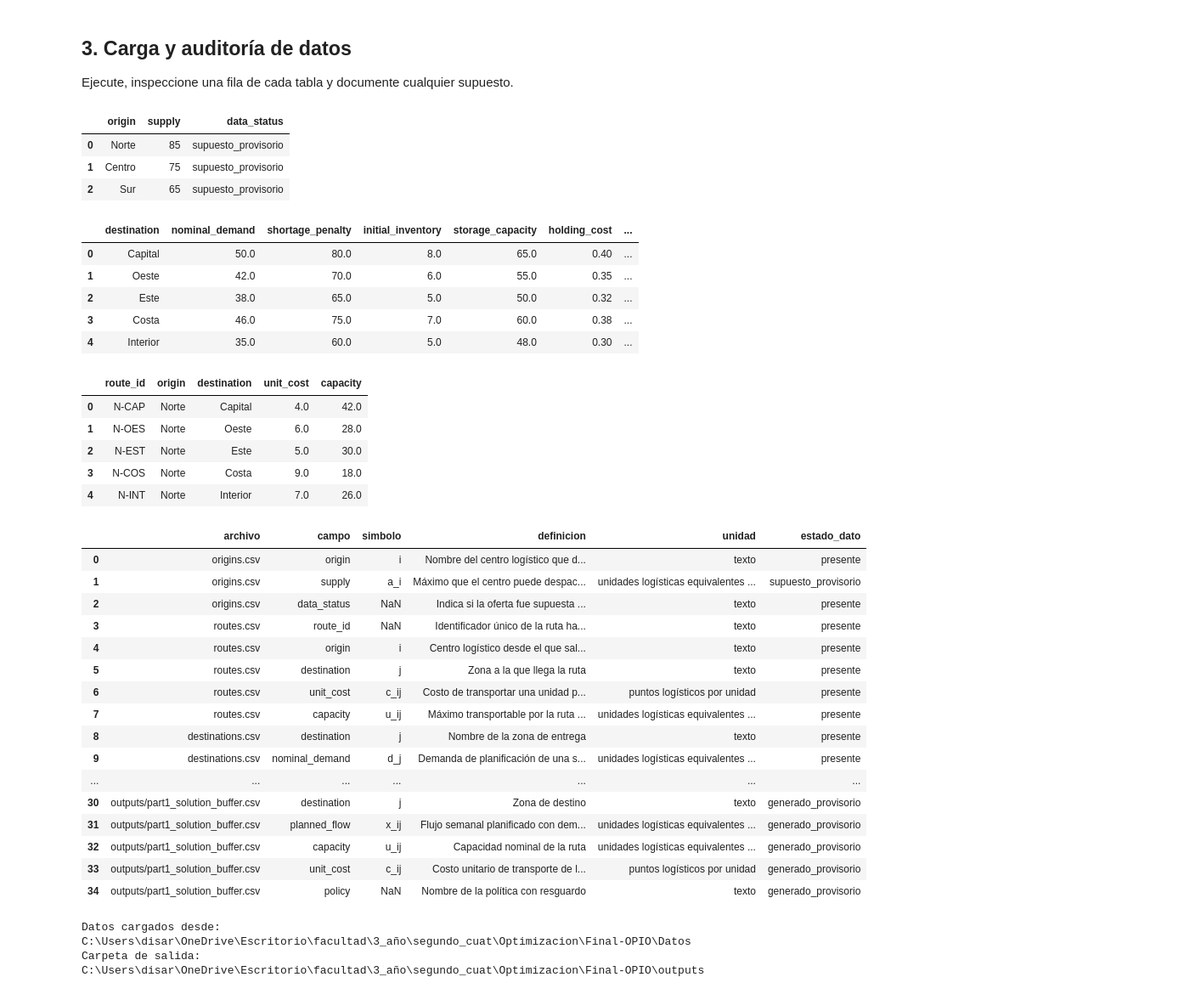
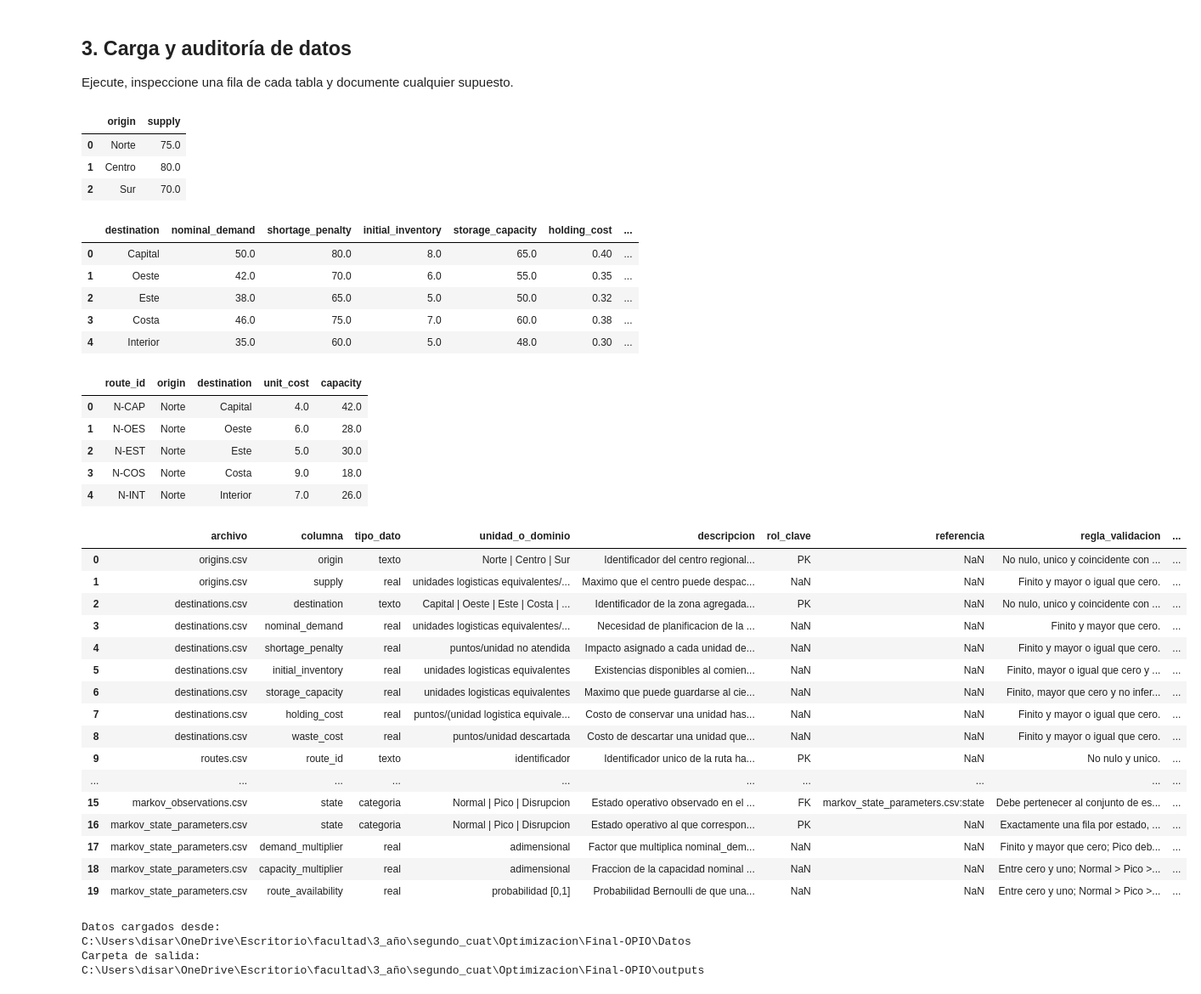
Before and after one commit to Marcodisario/Final-OPIO, a Jupyter notebook: Parte1/part1_primal.ipynb, the cells around one changed output. Shown at 85% size. Saved outputs shown, nothing was run; the diff lists cells and outputs as text; code cells hidden in the pictures.

```diff
--- a/Parte1/part1_primal.ipynb
+++ b/Parte1/part1_primal.ipynb
@@ -110,59 +110,59 @@ OUTPUTS.mkdir(exist_ok=True)
 origins = pd.read_csv(DATA / "origins.csv")
 destinations = pd.read_csv(DATA / "destinations.csv")
 routes = pd.read_csv(DATA / "routes.csv")
-dictionary = pd.read_csv(DATA / "diccionario_datos.csv")
+dictionary = pd.read_csv(DATA / "diccionario_de_datos.csv")
 
 display(origins, destinations, routes.head(), dictionary)
 
 # Identificadores únicos.
 assert origins["origin"].is_unique, "Hay orígenes repetidos."
 assert destinations["destination"].is_unique, "Hay destinos repetidos."
 assert routes["route_id"].is_unique, "Hay route_id repetidos."
 
 # Cada ruta debe referirse a orígenes y destinos existentes.
 assert set(routes["origin"]) <= set(origins["origin"]), (
     "Hay rutas con orígenes que no aparecen en origins.csv."
 )
 assert set(routes["destination"]) <= set(destinations["destination"]), (
     "Hay rutas con destinos que no aparecen en destinations.csv."
 )
 
 print(f"Datos cargados desde: {DATA}")
 print(f"Carpeta de salida: {OUTPUTS}")
 # %% [output]
-|  | origin | supply | data_status |
-| 0 | Norte | 85 | supuesto_provisorio |
-| 1 | Centro | 75 | supuesto_provisorio |
-| 2 | Sur | 65 | supuesto_provisorio |
+|  | origin | supply |
+| 0 | Norte | 75.0 |
+| 1 | Centro | 80.0 |
+| 2 | Sur | 70.0 |
 |  | destination | nominal_demand | shortage_penalty | initial_inventory | storage_capacity | holding_cost | ... |
 | 0 | Capital | 50.0 | 80.0 | 8.0 | 65.0 | 0.40 | ... |
 | 1 | Oeste | 42.0 | 70.0 | 6.0 | 55.0 | 0.35 | ... |
 | 2 | Este | 38.0 | 65.0 | 5.0 | 50.0 | 0.32 | ... |
 | 3 | Costa | 46.0 | 75.0 | 7.0 | 60.0 | 0.38 | ... |
 | 4 | Interior | 35.0 | 60.0 | 5.0 | 48.0 | 0.30 | ... |
 |  | route_id | origin | destination | unit_cost | capacity |
 | 0 | N-CAP | Norte | Capital | 4.0 | 42.0 |
 | 1 | N-OES | Norte | Oeste | 6.0 | 28.0 |
 | 2 | N-EST | Norte | Este | 5.0 | 30.0 |
 | 3 | N-COS | Norte | Costa | 9.0 | 18.0 |
 | 4 | N-INT | Norte | Interior | 7.0 | 26.0 |
-|  | archivo | campo | simbolo | definicion | unidad | estado_dato |
-| 0 | origins.csv | origin | i | Nombre del centro logístico que d... | texto | presente |
-| 1 | origins.csv | supply | a_i | Máximo que el centro puede despac... | unidades logísticas equivalentes ... | supuesto_provisorio |
-| 2 | origins.csv | data_status | NaN | Indica si la oferta fue supuesta ... | texto | presente |
-| 3 | routes.csv | route_id | NaN | Identificador único de la ruta ha... | texto | presente |
-| 4 | routes.csv | origin | i | Centro logístico desde el que sal... | texto | presente |
-| 5 | routes.csv | destination | j | Zona a la que llega la ruta | texto | presente |
-| 6 | routes.csv | unit_cost | c_ij | Costo de transportar una unidad p... | puntos logísticos por unidad | presente |
-| 7 | routes.csv | capacity | u_ij | Máximo transportable por la ruta ... | unidades logísticas equivalentes ... | presente |
-| 8 | destinations.csv | destination | j | Nombre de la zona de entrega | texto | presente |
-| 9 | destinations.csv | nominal_demand | d_j | Demanda de planificación de una s... | unidades logísticas equivalentes ... | presente |
-| ... | ... | ... | ... | ... | ... | ... |
-| 30 | outputs/part1_solution_buffer.csv | destination | j | Zona de destino | texto | generado_provisorio |
-| 31 | outputs/part1_solution_buffer.csv | planned_flow | x_ij | Flujo semanal planificado con dem... | unidades logísticas equivalentes ... | generado_provisorio |
-| 32 | outputs/part1_solution_buffer.csv | capacity | u_ij | Capacidad nominal de la ruta | unidades logísticas equivalentes ... | generado_provisorio |
-| 33 | outputs/part1_solution_buffer.csv | unit_cost | c_ij | Costo unitario de transporte de l... | puntos logísticos por unidad | generado_provisorio |
-| 34 | outputs/part1_solution_buffer.csv | policy | NaN | Nombre de la política con resguardo | texto | generado_provisorio |
+|  | archivo | columna | tipo_dato | unidad_o_dominio | descripcion | rol_clave | referencia | regla_validacion | ... |
+| 0 | origins.csv | origin | texto | Norte | Centro | Sur | Identificador del centro regional... | PK | NaN | No nulo, unico y coincidente con ... | ... |
+| 1 | origins.csv | supply | real | unidades logisticas equivalentes/... | Maximo que el centro puede despac... | NaN | NaN | Finito y mayor o igual que cero. | ... |
+| 2 | destinations.csv | destination | texto | Capital | Oeste | Este | Costa | ... | Identificador de la zona agregada... | PK | NaN | No nulo, unico y coincidente con ... | ... |
+| 3 | destinations.csv | nominal_demand | real | unidades logisticas equivalentes/... | Necesidad de planificacion de la ... | NaN | NaN | Finito y mayor que cero. | ... |
+| 4 | destinations.csv | shortage_penalty | real | puntos/unidad no atendida | Impacto asignado a cada unidad de... | NaN | NaN | Finito y mayor o igual que cero. | ... |
+| 5 | destinations.csv | initial_inventory | real | unidades logisticas equivalentes | Existencias disponibles al comien... | NaN | NaN | Finito, mayor o igual que cero y ... | ... |
+| 6 | destinations.csv | storage_capacity | real | unidades logisticas equivalentes | Maximo que puede guardarse al cie... | NaN | NaN | Finito, mayor que cero y no infer... | ... |
+| 7 | destinations.csv | holding_cost | real | puntos/(unidad logistica equivale... | Costo de conservar una unidad has... | NaN | NaN | Finito y mayor o igual que cero. | ... |
+| 8 | destinations.csv | waste_cost | real | puntos/unidad descartada | Costo de descartar una unidad que... | NaN | NaN | Finito y mayor o igual que cero. | ... |
+| 9 | routes.csv | route_id | texto | identificador | Identificador unico de la ruta ha... | PK | NaN | No nulo y unico. | ... |
+| ... | ... | ... | ... | ... | ... | ... | ... | ... | ... |
+| 15 | markov_observations.csv | state | categoria | Normal | Pico | Disrupcion | Estado operativo observado en el ... | FK | markov_state_parameters.csv:state | Debe pertenecer al conjunto de es... | ... |
+| 16 | markov_state_parameters.csv | state | categoria | Normal | Pico | Disrupcion | Estado operativo al que correspon... | PK | NaN | Exactamente una fila por estado, ... | ... |
+| 17 | markov_state_parameters.csv | demand_multiplier | real | adimensional | Factor que multiplica nominal_dem... | NaN | NaN | Finito y mayor que cero; Pico deb... | ... |
+| 18 | markov_state_parameters.csv | capacity_multiplier | real | adimensional | Fraccion de la capacidad nominal ... | NaN | NaN | Entre cero y uno; Normal > Pico >... | ... |
+| 19 | markov_state_parameters.csv | route_availability | real | probabilidad [0,1] | Probabilidad Bernoulli de que una... | NaN | NaN | Entre cero y uno; Normal > Pico >... | ... |
 Datos cargados desde: C:\Users\disar\OneDrive\Escritorio\facultad\3_año\segundo_cuat\Optimizacion\Final-OPIO\Datos
 Carpeta de salida: C:\Users\disar\OneDrive\Escritorio\facultad\3_año\segundo_cuat\Optimizacion\Final-OPIO\outputs
 # %% [markdown]
```
Also changed, not shown: parts of 4 cells of this notebook, 5 other files.
